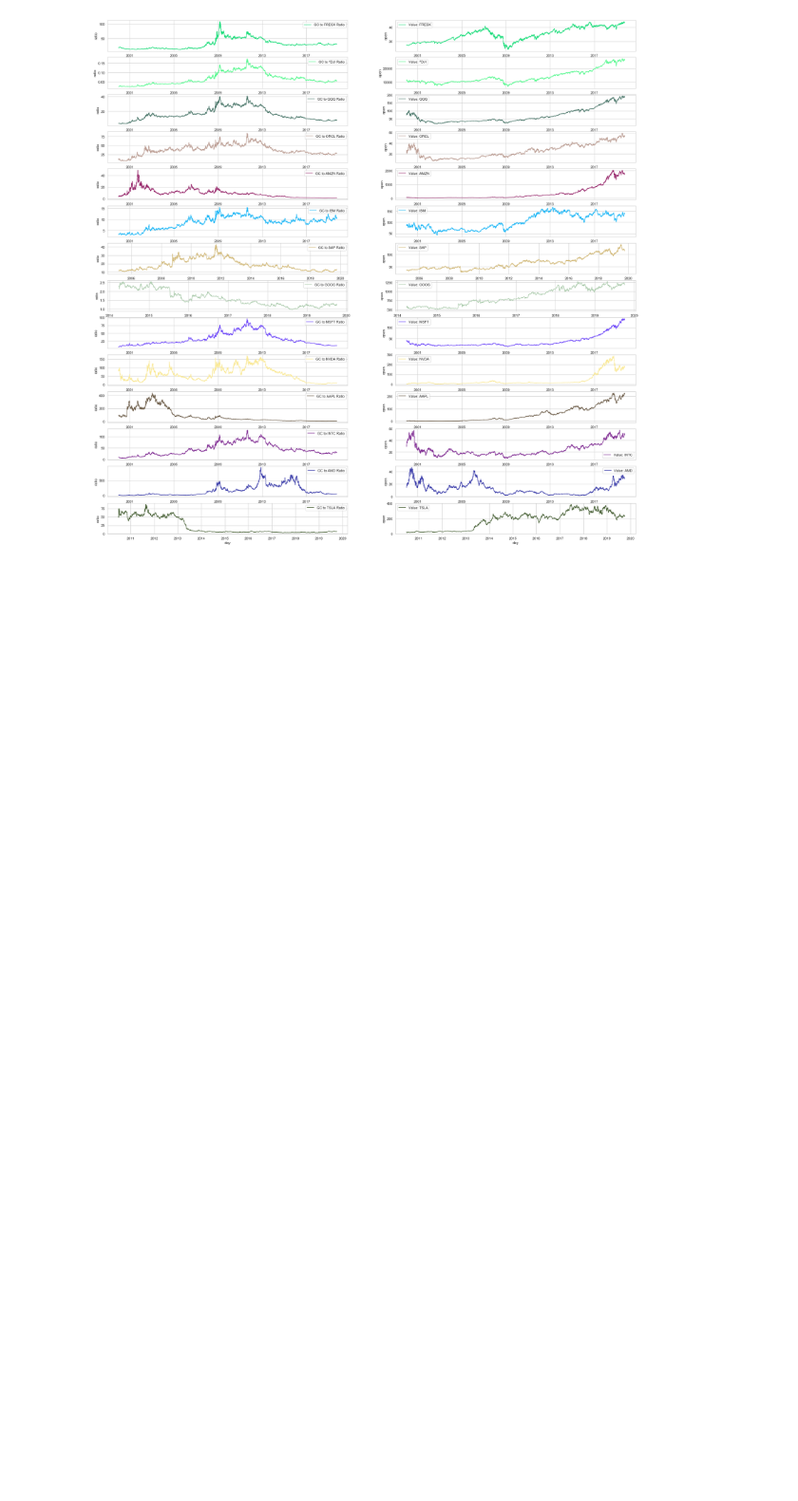
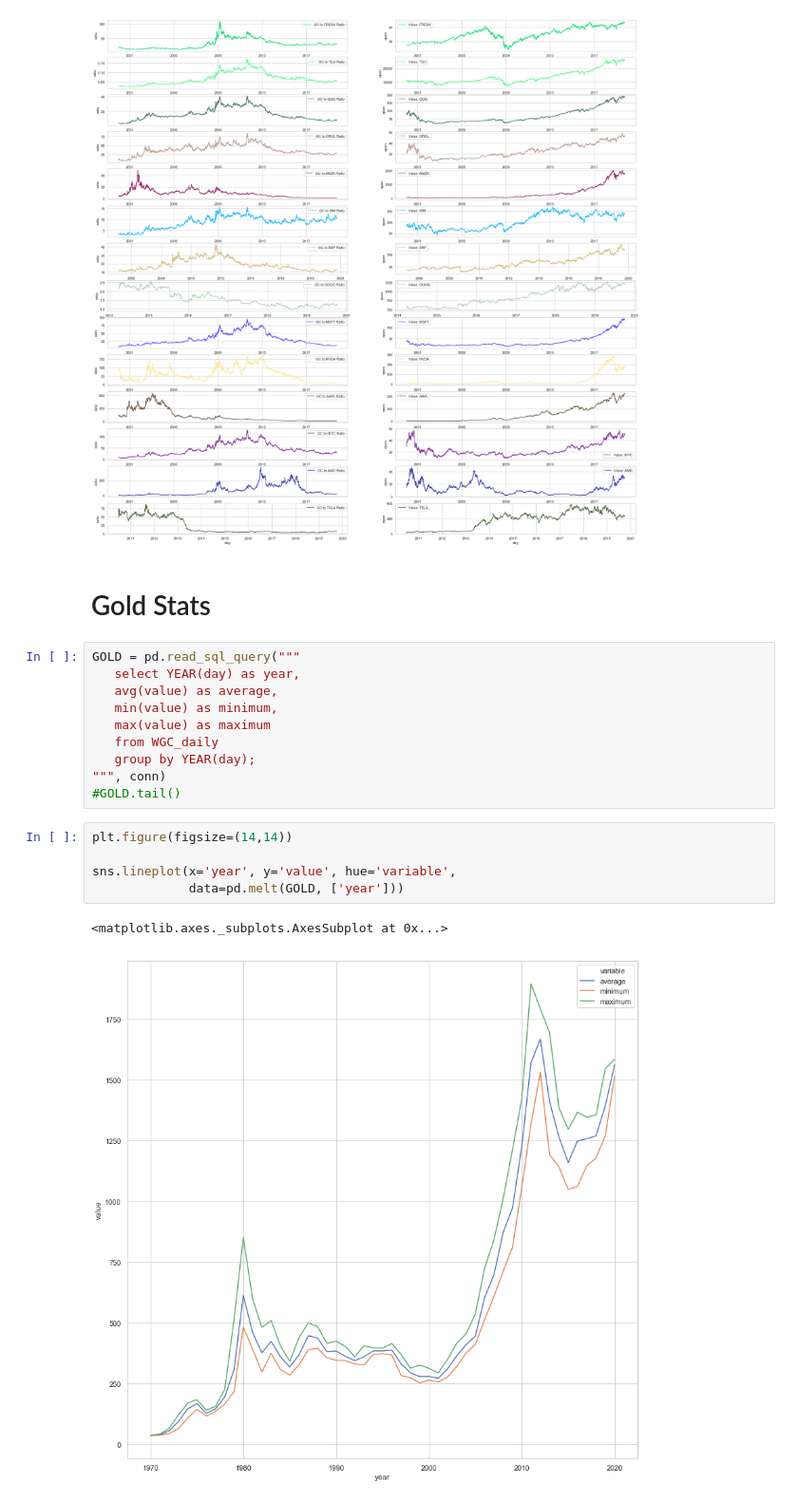
Before and after one commit to mixaal/DL, a Jupyter notebook: TraderShader.ipynb, the cells around one changed output. Shown: that part at 95% size. Drawn from its saved outputs; the diff is of its cells as text; blank space fills up the shorter version.

Commit message:
other stats for us economy

```diff
--- a/TraderShader.ipynb
+++ b/TraderShader.ipynb
@@ -101,3 +101,23 @@ for i in range(len(tex)):
     sns.lineplot(df['day'], df['open'], label='Value: {}'.format(company[i]), color=col)
 # %% [output]
 [figure]
+# %% [markdown]
+# Gold Stats
+# %%
+GOLD = pd.read_sql_query("""
+   select YEAR(day) as year,
+   avg(value) as average,
+   min(value) as minimum,
+   max(value) as maximum
+   from WGC_daily
+   group by YEAR(day);
+""", conn)
+#GOLD.tail()
+# %%
+plt.figure(figsize=(14,14))
+
+sns.lineplot(x='year', y='value', hue='variable',
+             data=pd.melt(GOLD, ['year']))
+# %% [output]
+<matplotlib.axes._subplots.AxesSubplot at 0x...>
+[figure, added]
```
Also changed, not shown: parts of 4 cells of this notebook.
